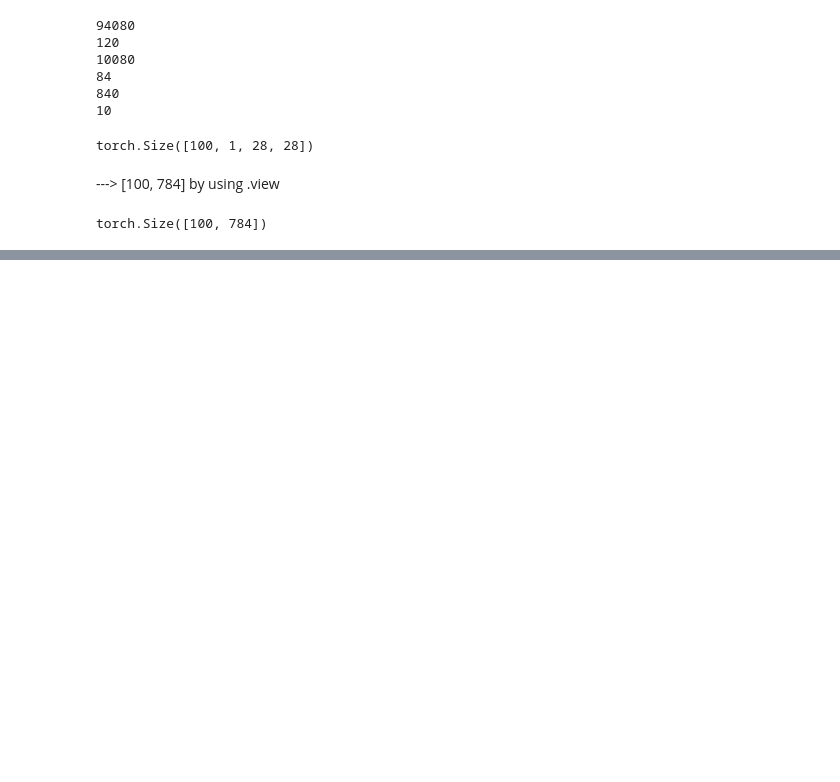
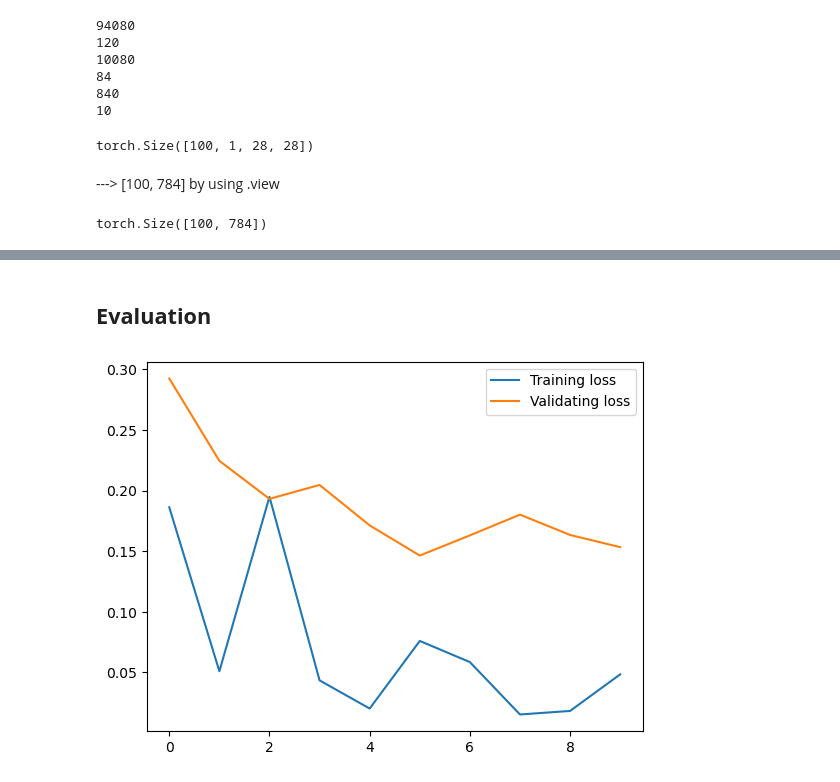
Before and after one commit to di-ton/Deep-Learning, a Jupyter notebook: mnist/ANN_on_MNIST.ipynb, the cells around one changed output, grey strips where cells are left out. Drawn from its saved outputs; the diff is of its cells as text; code cells hidden in the pictures; blank space fills up the shorter version.

```diff
--- a/mnist/ANN_on_MNIST.ipynb
+++ b/mnist/ANN_on_MNIST.ipynb
@@ -171,0 +249,10 @@ torch.Size([100, 784])
+# %% [markdown]
+## __Evaluation__
+# %%
+plt.plot([trl.detach().numpy() for trl in train_losses], label = "Training loss")
+plt.plot([tsl.detach().numpy() for tsl in test_losses], label = "Validating loss")
+
+plt.legend()
+plt.show()
+# %% [output]
+[figure, added]
```
Also changed, not shown: parts of 17 cells of this notebook.
